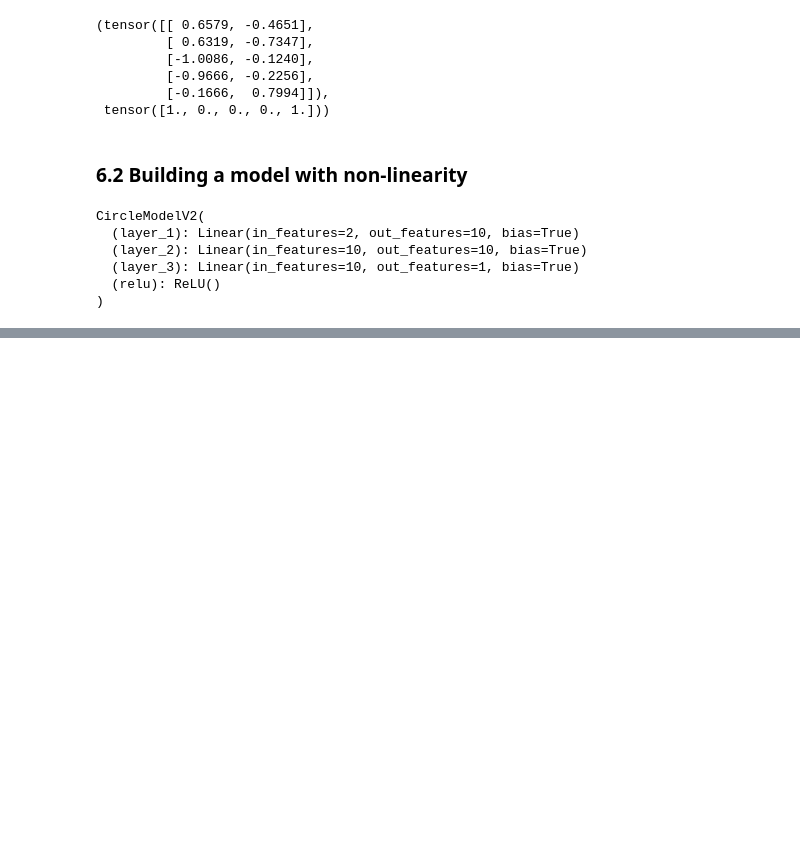
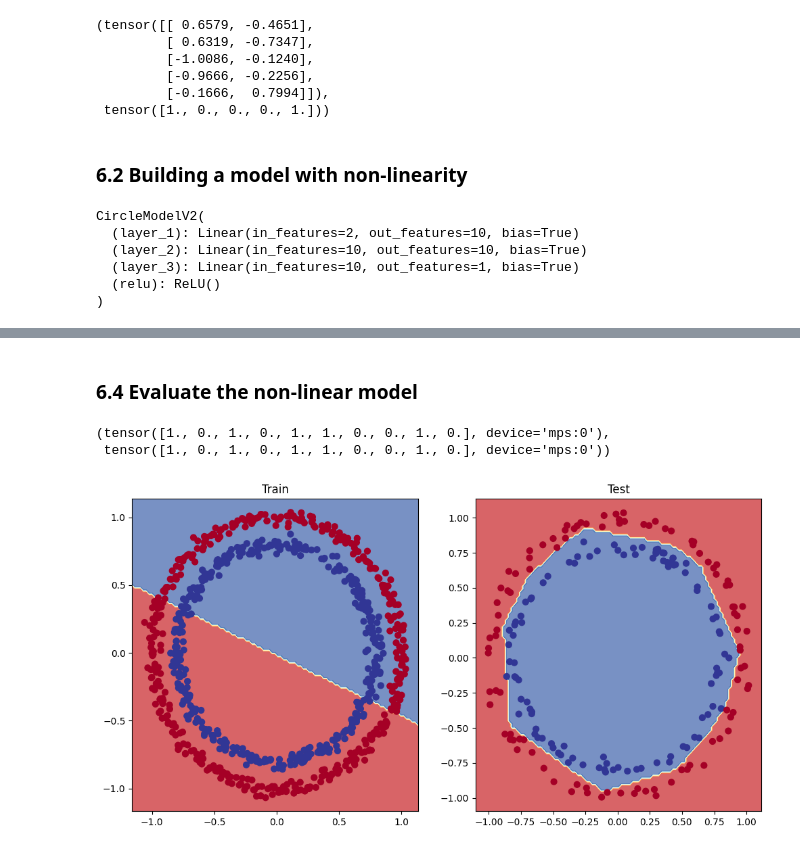
Before and after one commit to ZyWang7/PyTorch-for-DL-ML, a Jupyter notebook: 02_Neural_Network_Classification.ipynb, the cells around one changed output, grey strips where cells are left out. Drawn from its saved outputs; the diff is of its cells as text; code cells hidden in the pictures; blank space fills up the shorter version.

Commit message:
Train and Evaluate the non-linear model

```diff
--- a/02_Neural_Network_Classification.ipynb
+++ b/02_Neural_Network_Classification.ipynb
@@ -561,3 +561,7 @@ CircleModelV2(
   (layer_3): Linear(in_features=10, out_features=1, bias=True)
   (relu): ReLU()
 )
+# %%
+# setup loss function and optimizer
+loss_fn = nn.BCEWithLogitsLoss()
+optimizer = torch.optim.SGD(params=model_2.parameters(), lr=0.1)
@@ -563,0 +631,23 @@ CircleModelV2(
+# %% [markdown]
+### 6.4 Evaluate the non-linear model
+# %%
+# make predictions
+model_2.eval()
+with torch.inference_mode():
+    y_pred = torch.round(torch.sigmoid(model_2(X_test))).squeeze()
+
+y_pred[:10], y_test[:10]
+# %% [output]
+(tensor([1., 0., 1., 0., 1., 1., 0., 0., 1., 0.], device='mps:0'),
+ tensor([1., 0., 1., 0., 1., 1., 0., 0., 1., 0.], device='mps:0'))
+# %%
+# Plot decision boundaries for training and test sets
+plt.figure(figsize=(12, 6))
+plt.subplot(1, 2, 1)
+plt.title("Train")
+plot_decision_boundary(model_1, X_train, y_train) # model_1 = no non-linearity
+plt.subplot(1, 2, 2)
+plt.title("Test")
+plot_decision_boundary(model_2, X_test, y_test) # model_2 = has non-linearity
+# %% [output]
+[figure, added]
```
Also changed, not shown: parts of 8 cells of this notebook.
